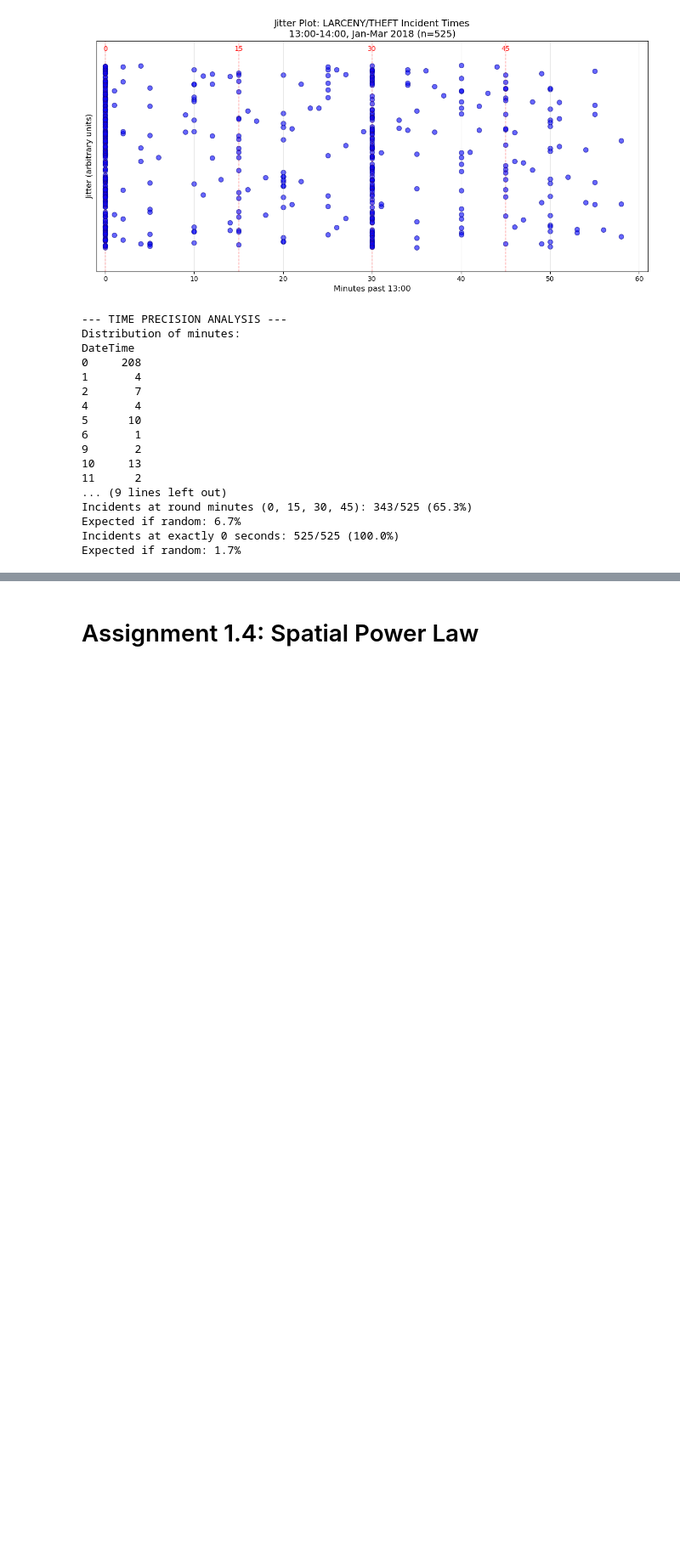
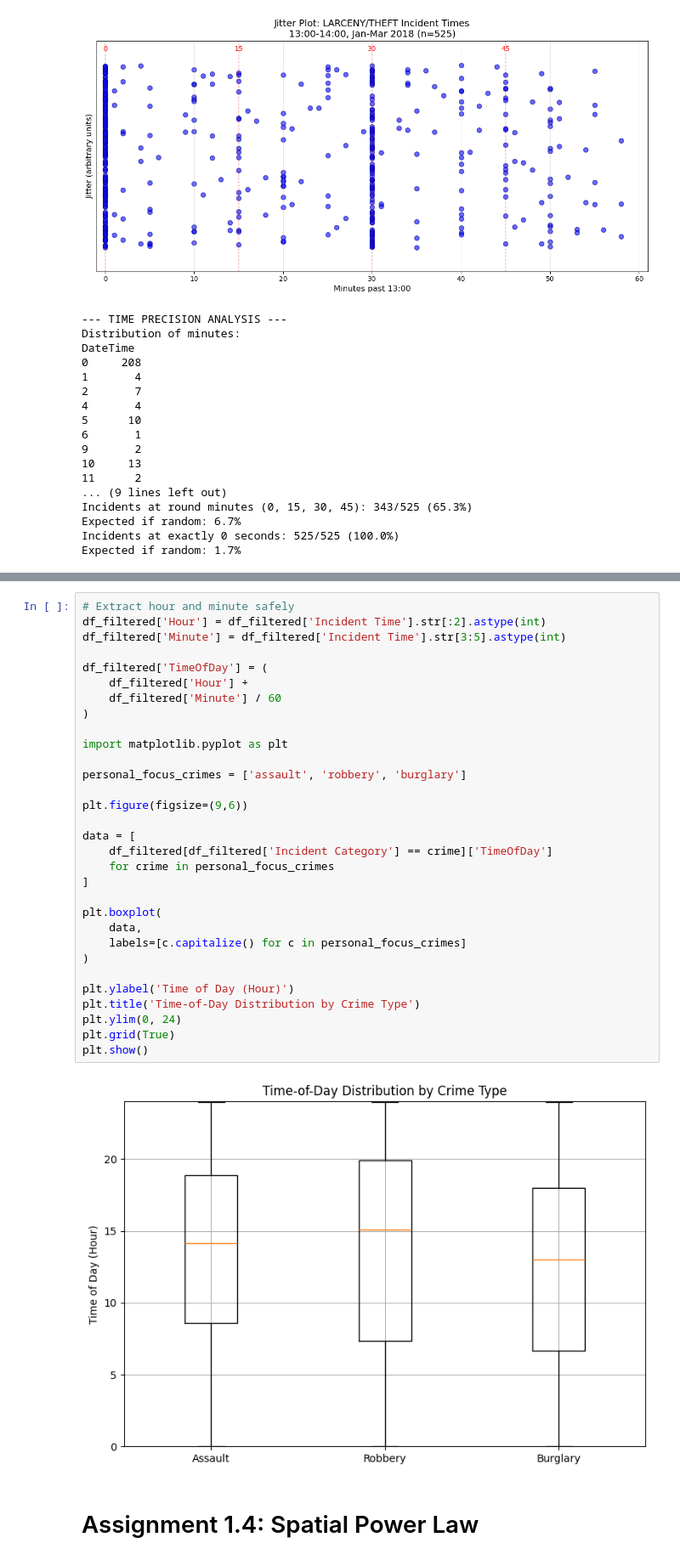
Before and after one commit to michmai/-02806-Social-Data-Analysis-and-Visualization, a Jupyter notebook: Assignment1.ipynb, the cells around one changed output, grey strips where cells are left out. Shown at 85% size. Drawn from its saved outputs; the diff is of its cells as text; blank space fills up the shorter version.

```diff
--- a/Assignment1.ipynb
+++ b/Assignment1.ipynb
@@ -799,3 +757,36 @@ This pattern indicates that incident times are often **estimated or rounded** ra
+# %%
+# Extract hour and minute safely
+df_filtered['Hour'] = df_filtered['Incident Time'].str[:2].astype(int)
+df_filtered['Minute'] = df_filtered['Incident Time'].str[3:5].astype(int)
+
+df_filtered['TimeOfDay'] = (
+    df_filtered['Hour'] +
+    df_filtered['Minute'] / 60
+)
+
+import matplotlib.pyplot as plt
+
+personal_focus_crimes = ['assault', 'robbery', 'burglary']
+
+plt.figure(figsize=(9,6))
+
+data = [
+    df_filtered[df_filtered['Incident Category'] == crime]['TimeOfDay']
+    for crime in personal_focus_crimes
+]
+
+plt.boxplot(
+    data,
+    labels=[c.capitalize() for c in personal_focus_crimes]
+)
+
+plt.ylabel('Time of Day (Hour)')
+plt.title('Time-of-Day Distribution by Crime Type')
+plt.ylim(0, 24)
+plt.grid(True)
+plt.show()
+# %% [output]
+[figure, added]
 # %% [markdown]
 # Assignment 1.4: Spatial Power Law
 # %% [markdown]
```
Also changed, not shown: parts of 7 cells of this notebook.
